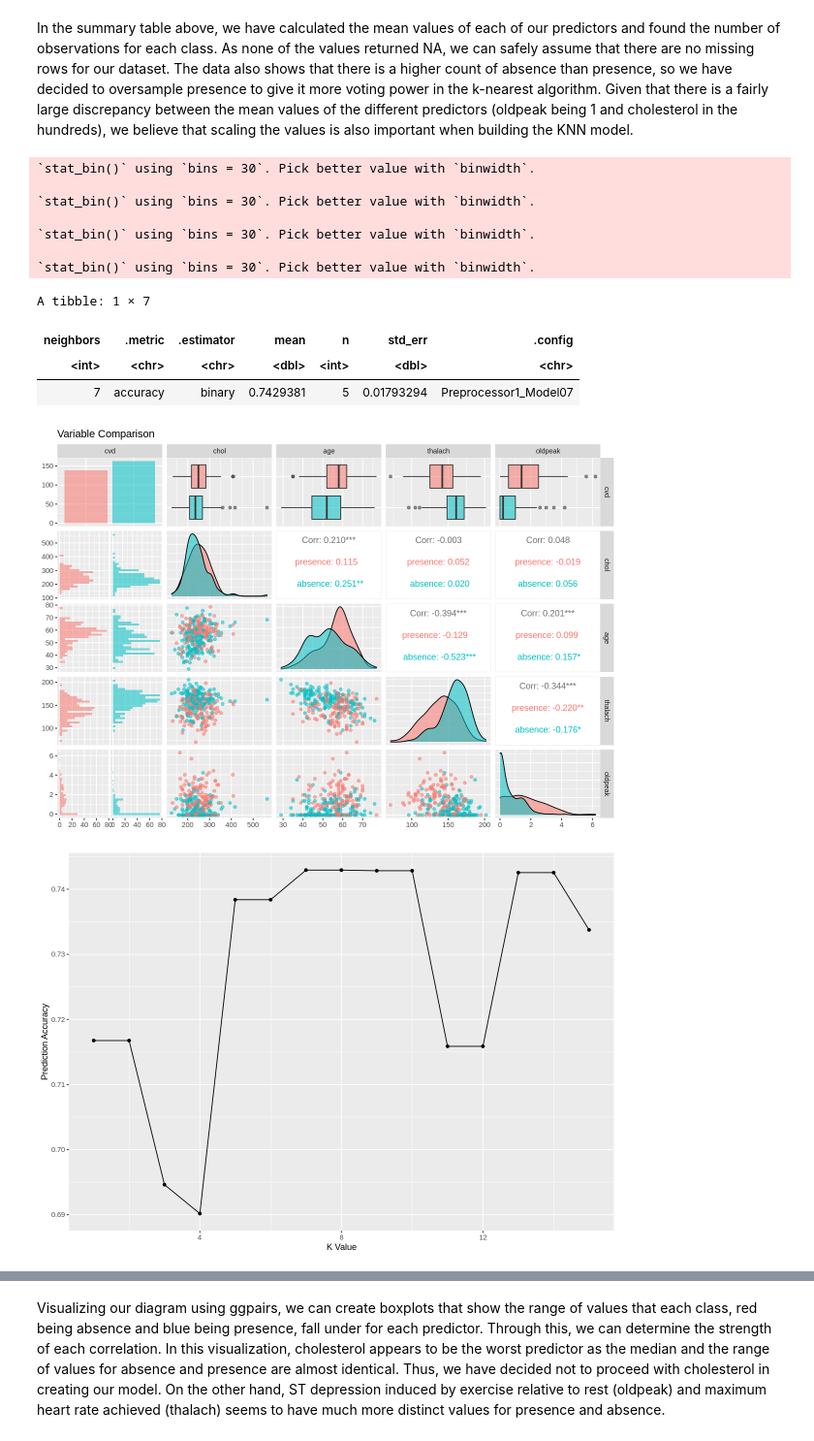
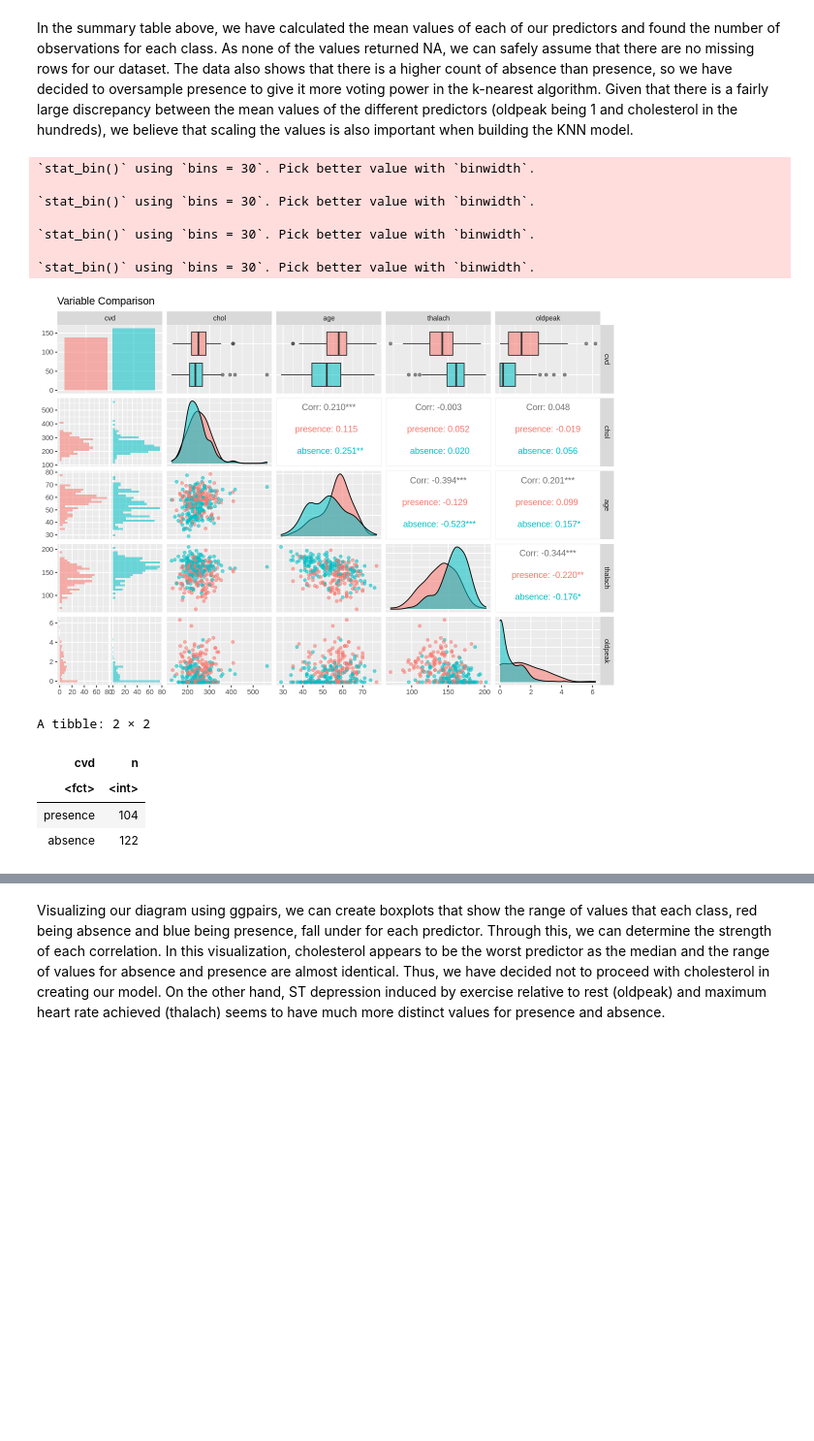
Before and after one commit to mcarbert/dsci_group_8, a Jupyter notebook: project_proposal.ipynb, the cells around one changed output, grey strips where cells are left out. Shown at 97% size. Drawn from its saved outputs; the diff is of its cells as text; code cells hidden in the pictures; blank space fills up the shorter version.

Commit message:
coding
played with upsample , separated for correct incorrect , and some formatting

```diff
--- a/project_proposal.ipynb
+++ b/project_proposal.ipynb
@@ -170,63 +167,57 @@ A tibble: 2 × 6
 | 246.7384 | 54.4106 | 149.606 | 1.03543 | absence | 163 |
 # %% [markdown]
 In the summary table above, we have calculated the mean values of each of our predictors and found the number of observations for each class. As none of the values returned NA, we can safely assume that there are no missing rows for our dataset. The data also shows that there is a higher count of absence than presence, so we have decided to oversample presence to give it more voting power in the k-nearest algorithm. Given that there is a fairly large discrepancy between the mean values of the different predictors (oldpeak being 1 and cholesterol in the hundreds), we believe that scaling the values is also important when building the KNN model.
+# %%
+#ggpairs to comapre varaibles
+set.seed(1)
+heart_pairs <- heart_data |>
+select(cvd, chol, age, thalach, oldpeak) |>
+ggpairs(mapping=ggplot2::aes(colour = cvd, alpha = 0.3)) +
+        ggtitle("Variable Comparison")
+
+heart_pairs
+# %% [output]
+`stat_bin()` using `bins = 30`. Pick better value with `binwidth`.
+
+`stat_bin()` using `bins = 30`. Pick better value with `binwidth`.
+
+`stat_bin()` using `bins = 30`. Pick better value with `binwidth`.
+
+`stat_bin()` using `bins = 30`. Pick better value with `binwidth`.
+[figure, added]
 # %%
-#ggpairs to comapre varaibles
 set.seed(1)
-heart_pairs <- heart_data |>
-select(cvd, chol, age, thalach, oldpeak) |>
-ggpairs(mapping=ggplot2::aes(colour = cvd, alpha = 0.3)) +
-        ggtitle("Variable Comparison")
-
-heart_pairs
 #split data into training part and testing part
 hd_split<- initial_split(heart_data,prop=0.75, strata = cvd)
 hd_train <- training(hd_split)
 hd_test <- testing(hd_split)
 #create validaiton model
 heart_spec_vf<-nearest_neighbor(weight_func = "rectangular", neighbors = tune()) %>%
     set_engine("kknn") %>%
     set_mode("classification")
 
 #recipe and standadize for valid.
 hd_recipe <- recipe(cvd~ age + thalach + oldpeak, data = hd_train)|>
 step_scale(all_predictors())|>
-step_center(all_predictors())
-#step_upsample(cvd, over_ratio = 1, skip = FALSE) <- in progress
+step_center(all_predictors()) %>%
+ step_upsample(cvd, over_ratio = 1) %>%
+    prep()
+recipe_count<- bake(hd_recipe, hd_train) %>%
+    group_by(cvd) %>%
+    summarize(n = n())
+recipe_count
 
 #vfold
 heart_vfold<-vfold_cv(hd_train, v = 5 , strata = cvd)
 #fit using workflow
 heart_wf_vf<-workflow() %>%
     add_recipe(hd_recipe) %>%
     add_model(heart_spec_vf) %>%
     tune_grid(resamples = heart_vfold, grid = 150) %>%
     collect_metrics()
-#comupte accuracy of vfold
-wf_accuracy<-heart_wf_vf %>%
-    filter(.metric == "accuracy")
-wf_max<- wf_accuracy %>%
-    arrange(desc(mean)) %>%
-    slice(1)
-wf_max
-#visualize k plot
-k_plot<-wf_accuracy %>%
-    ggplot(aes(x = neighbors , y = mean)) +
-    geom_point() +
-    geom_line() +
-    labs(x = "K Value" , y = "Prediction Accuracy")
-k_plot
 # %% [output]
-`stat_bin()` using `bins = 30`. Pick better value with `binwidth`.
-
-`stat_bin()` using `bins = 30`. Pick better value with `binwidth`.
-
-`stat_bin()` using `bins = 30`. Pick better value with `binwidth`.
-
-`stat_bin()` using `bins = 30`. Pick better value with `binwidth`.
+A tibble: 2 × 2
-A tibble: 1 × 7
-| neighbors | .metric | .estimator | mean | n | std_err | .config |
-| <int> | <chr> | <chr> | <dbl> | <int> | <dbl> | <chr> |
-| 7 | accuracy | binary | 0.7429381 | 5 | 0.01793294 | Preprocessor1_Model07 |
+| cvd | n |
+| <fct> | <int> |
+| presence | 104 |
+| absence | 122 |
-[figure, removed]
-[figure, removed]
```
Also changed, not shown: parts of 5 cells of this notebook.
